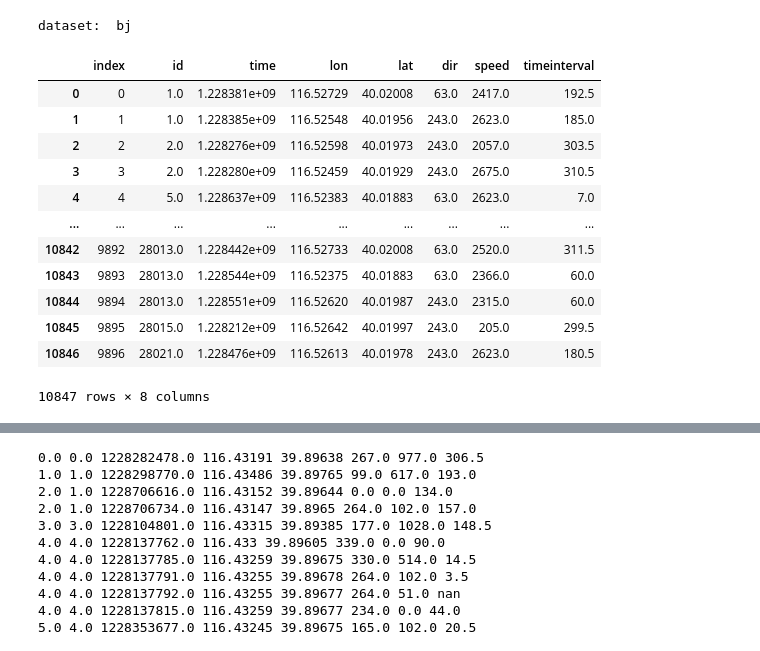
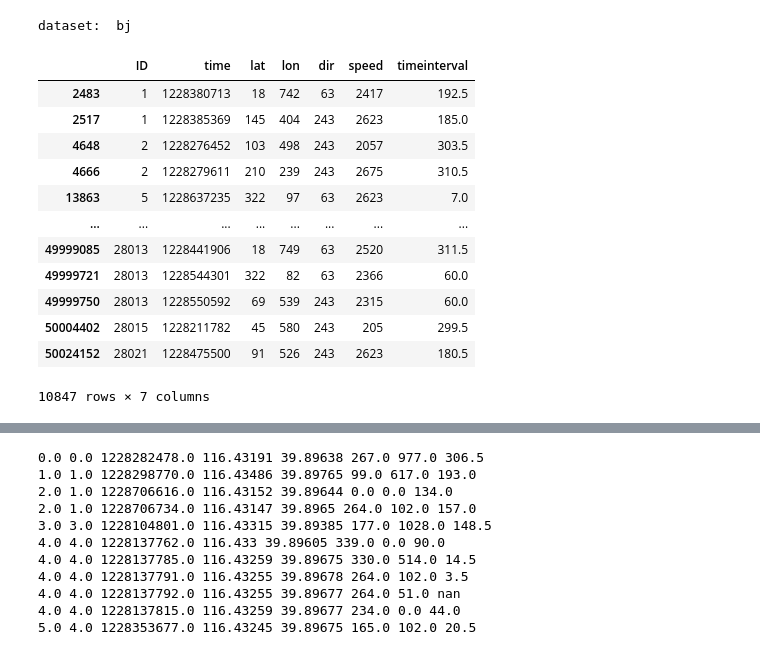
Before and after one commit to iwcyou/kharita, a Jupyter notebook: test.ipynb, the cells around one changed output, grey strips where cells are left out. Drawn from its saved outputs; the diff is of its cells as text; code cells hidden in the pictures.

```diff
--- a/test.ipynb
+++ b/test.ipynb
@@ -9,23 +9,23 @@ dataset:  bj
 # %%
 import pickle
 dataset_name = "bj"
-fname = "data/dataset_bj_time/GPS/patch_traj/1_55_gps.pkl"
+fname = "data/dataset_bj_time/GPS/patch/1_55_gps.pkl"
 
 if dataset_name == "bj":
     with open(fname, 'rb') as f:
         data = pickle.load(f)
 data
 # %% [output]
-|  | index | id | time | lon | lat | dir | speed | timeinterval |
-| 0 | 0 | 1.0 | 1.228381e+09 | 116.52729 | 40.02008 | 63.0 | 2417.0 | 192.5 |
-| 1 | 1 | 1.0 | 1.228385e+09 | 116.52548 | 40.01956 | 243.0 | 2623.0 | 185.0 |
-| 2 | 2 | 2.0 | 1.228276e+09 | 116.52598 | 40.01973 | 243.0 | 2057.0 | 303.5 |
-| 3 | 3 | 2.0 | 1.228280e+09 | 116.52459 | 40.01929 | 243.0 | 2675.0 | 310.5 |
-| 4 | 4 | 5.0 | 1.228637e+09 | 116.52383 | 40.01883 | 63.0 | 2623.0 | 7.0 |
-| ... | ... | ... | ... | ... | ... | ... | ... | ... |
-| 10842 | 9892 | 28013.0 | 1.228442e+09 | 116.52733 | 40.02008 | 63.0 | 2520.0 | 311.5 |
-| 10843 | 9893 | 28013.0 | 1.228544e+09 | 116.52375 | 40.01883 | 63.0 | 2366.0 | 60.0 |
-| 10844 | 9894 | 28013.0 | 1.228551e+09 | 116.52620 | 40.01987 | 243.0 | 2315.0 | 60.0 |
-| 10845 | 9895 | 28015.0 | 1.228212e+09 | 116.52642 | 40.01997 | 243.0 | 205.0 | 299.5 |
-| 10846 | 9896 | 28021.0 | 1.228476e+09 | 116.52613 | 40.01978 | 243.0 | 2623.0 | 180.5 |
+|  | ID | time | lat | lon | dir | speed | timeinterval |
+| 2483 | 1 | 1228380713 | 18 | 742 | 63 | 2417 | 192.5 |
+| 2517 | 1 | 1228385369 | 145 | 404 | 243 | 2623 | 185.0 |
+| 4648 | 2 | 1228276452 | 103 | 498 | 243 | 2057 | 303.5 |
+| 4666 | 2 | 1228279611 | 210 | 239 | 243 | 2675 | 310.5 |
+| 13863 | 5 | 1228637235 | 322 | 97 | 63 | 2623 | 7.0 |
+| ... | ... | ... | ... | ... | ... | ... | ... |
+| 49999085 | 28013 | 1228441906 | 18 | 749 | 63 | 2520 | 311.5 |
+| 49999721 | 28013 | 1228544301 | 322 | 82 | 63 | 2366 | 60.0 |
+| 49999750 | 28013 | 1228550592 | 69 | 539 | 243 | 2315 | 60.0 |
+| 50004402 | 28015 | 1228211782 | 45 | 580 | 243 | 205 | 299.5 |
+| 50024152 | 28021 | 1228475500 | 91 | 526 | 243 | 2623 | 180.5 |
-10847 rows × 8 columns
+10847 rows × 7 columns
```
Also changed, not shown: parts of 12 cells of this notebook, 2 other files.
